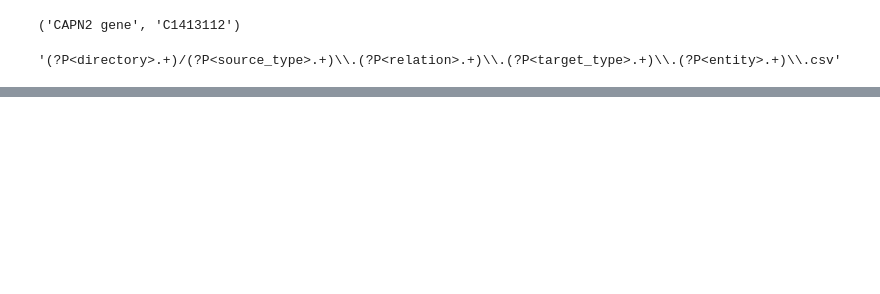
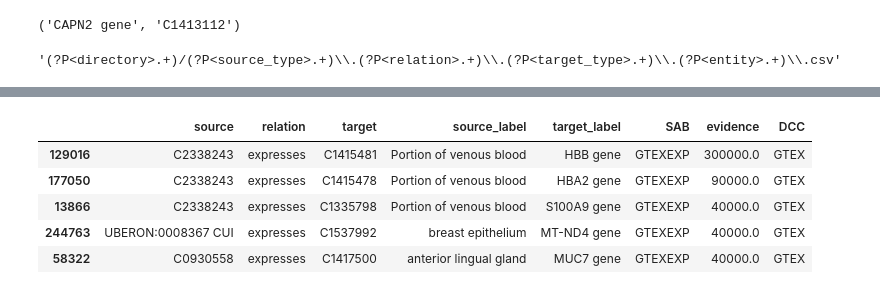
Before and after one commit to MaayanLab/datadistillery-kg, a Jupyter notebook: serializer.ipynb, the cells around one changed output, grey strips where cells are left out. Drawn from its saved outputs; the diff is of its cells as text; code cells hidden in the pictures; blank space fills up the shorter version.

```diff
--- a/serializer.ipynb
+++ b/serializer.ipynb
@@ -1495,0 +1518,9 @@ df.head()
+# %%
+pd.read_csv("out/0915/filtered/edges/Tissue.expresses.Gene.edges.csv").sort_values("evidence", ascending=False).head()
+# %% [output]
+|  | source | relation | target | source_label | target_label | SAB | evidence | DCC |
+| 129016 | C2338243 | expresses | C1415481 | Portion of venous blood | HBB gene | GTEXEXP | 300000.0 | GTEX |
+| 177050 | C2338243 | expresses | C1415478 | Portion of venous blood | HBA2 gene | GTEXEXP | 90000.0 | GTEX |
+| 13866 | C2338243 | expresses | C1335798 | Portion of venous blood | S100A9 gene | GTEXEXP | 40000.0 | GTEX |
+| 244763 | UBERON:0008367 CUI | expresses | C1537992 | breast epithelium | MT-ND4 gene | GTEXEXP | 40000.0 | GTEX |
+| 58322 | C0930558 | expresses | C1417500 | anterior lingual gland | MUC7 gene | GTEXEXP | 40000.0 | GTEX |
```
Also changed, not shown: parts of 20 cells of this notebook.
